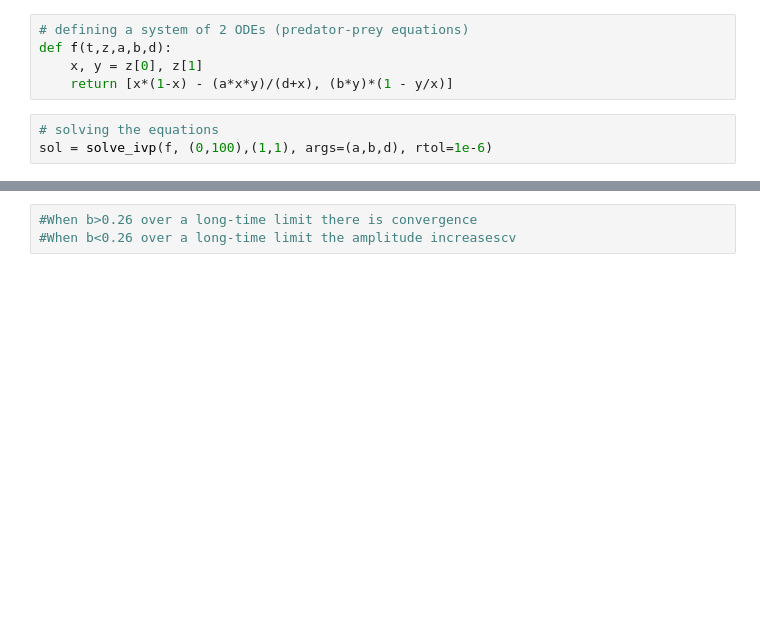
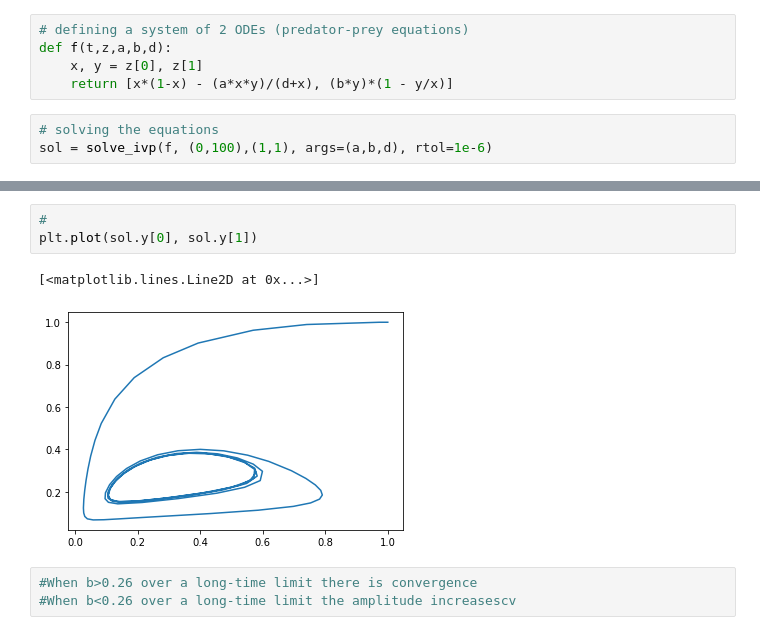
Before and after one commit to TheaRoseBarnes/emat30008, a Jupyter notebook: NumericalShooting.ipynb, the cells around one changed output, grey strips where cells are left out. Cells and saved outputs as stored; diff of their text form; blank space fills up the shorter version.

Commit message:
adding plot of x against y

```diff
--- a/NumericalShooting.ipynb
+++ b/NumericalShooting.ipynb
@@ -28,3 +28,9 @@ plt.plot(sol.t,sol.y[1])
+# %%
+#
+plt.plot(sol.y[0], sol.y[1])
+# %% [output]
+[<matplotlib.lines.Line2D at 0x...>]
+[figure, added]
 # %%
 #When b>0.26 over a long-time limit there is convergence
 #When b<0.26 over a long-time limit the amplitude increasescv
```
Also changed, not shown: parts of 1 cell of this notebook.
